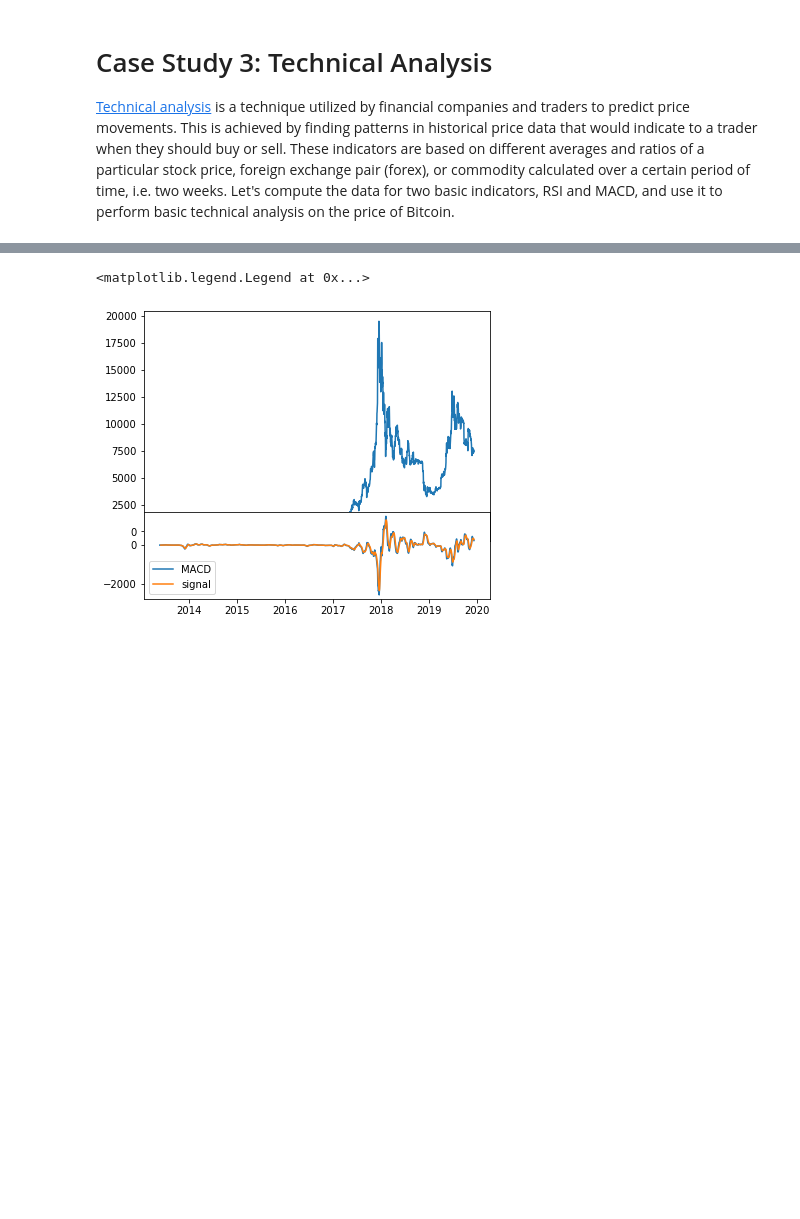
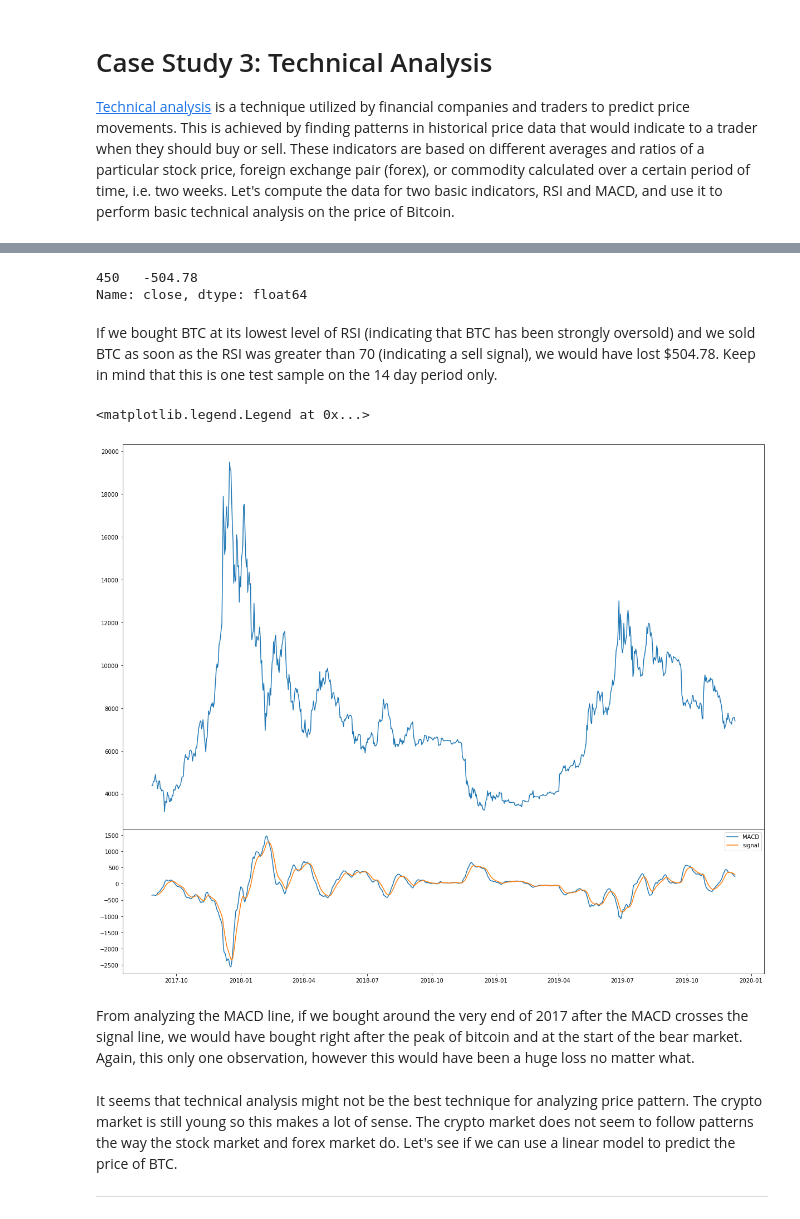
Before and after one commit to jcastrence/jcastrence.github.io, a Jupyter notebook: data_science_tutorial.ipynb, the cells around one changed output, grey strips where cells are left out. Saved outputs shown, nothing was run; the diff lists cells and outputs as text; code cells hidden in the pictures; blank space fills up the shorter version.

```diff
--- a/data_science_tutorial.ipynb
+++ b/data_science_tutorial.ipynb
@@ -524,3 +631,10 @@ indicators = coinmarketcap[['date', 'close']]
+# %%
+# Create new dataframe for indicators
+indicators = coinmarketcap[['date', 'close']]
+# Keep only observations from the last 2 years
+indicators = indicators[indicators.date >= dt.date(2017, 8, 1)]
+# Reset the index for consistency
+indicators = indicators.reset_index(drop=True)
 # %%
 indicators.head()
 # %% [output]
@@ -614,14 +775,22 @@ ax2.plot(indicators.date, indicators.RSI)
+# %%
+RSI_gain = RSI_sell.close - RSI_buy.close
+RSI_gain
+# %% [output]
+450   -504.78
+Name: close, dtype: float64
+# %% [markdown]
+If we bought BTC at its lowest level of RSI (indicating that BTC has been strongly oversold) and we sold BTC as soon as the RSI was greater than 70 (indicating a sell signal), we would have lost $504.78. Keep in mind that this is one test sample on the 14 day period only.
 # %%
-fig = plt.figure()
-ax1 = fig.add_axes([0, 0.5, 0.8, 0.8])
-ax2 = fig.add_axes([0, 0.3, 0.8, 0.3])
+fig = plt.figure(figsize=(20, 12))
+ax1 = fig.add_axes([0.1, 0.4, 0.8, 0.8])
+ax2 = fig.add_axes([0.1, 0.1, 0.8, 0.3])
 
 macd = ['MACD', 'signal']
 
 ax1.plot(indicators.date, indicators.close)
 for col in macd:
     ax2.plot(indicators.date, indicators[col])
 ax2.legend(macd)
 # %% [output]
 <matplotlib.legend.Legend at 0x...>
-[figure, old version]
+[figure, new version]
@@ -629,0 +797,5 @@ ax2.legend(macd)
+# %% [markdown]
+From analyzing the MACD line, if we bought around the very end of 2017 after the MACD crosses the signal line, we would have bought right after the peak of bitcoin and at the start of the bear market. Again, this only one observation, however this would have been a huge loss no matter what.
+# %% [markdown]
+<p>It seems that technical analysis might not be the best technique for analyzing price pattern. The crypto market is still young so this makes a lot of sense. The crypto market does not seem to follow patterns the way the stock market and forex market do. Let's see if we can use a linear model to predict the price of BTC.</p>
+<hr>
```
Also changed, not shown: parts of 58 cells of this notebook, 3 other files.
